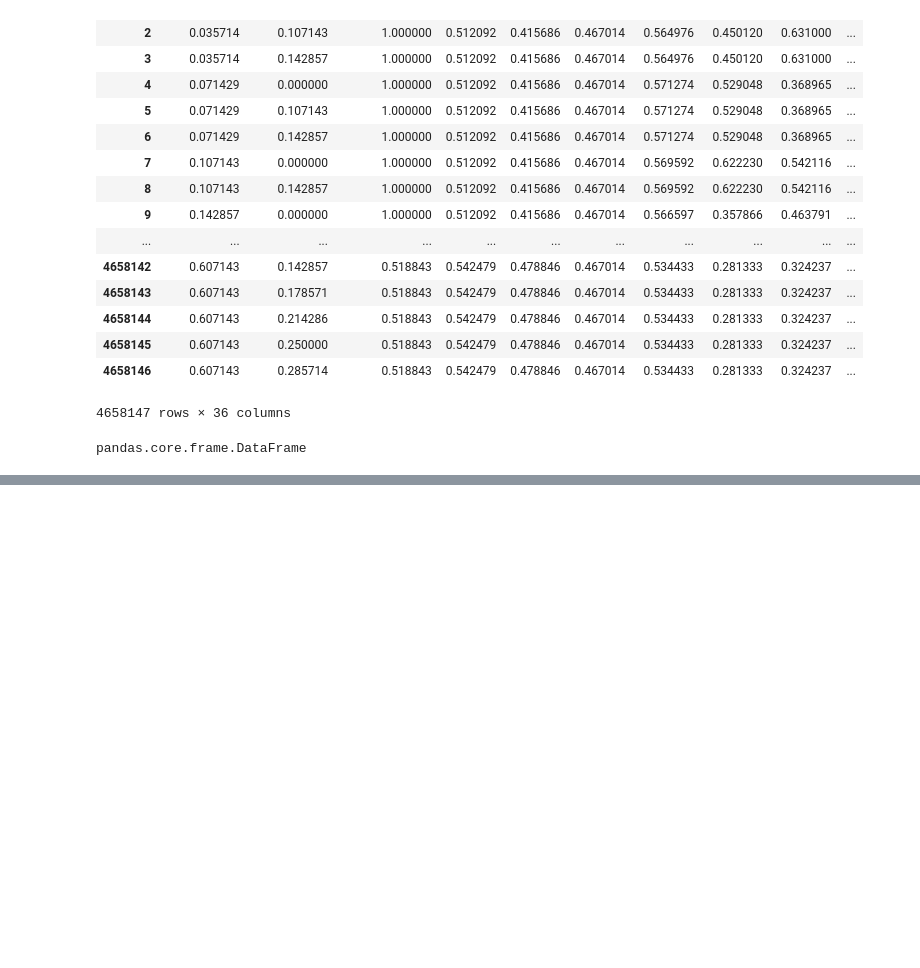
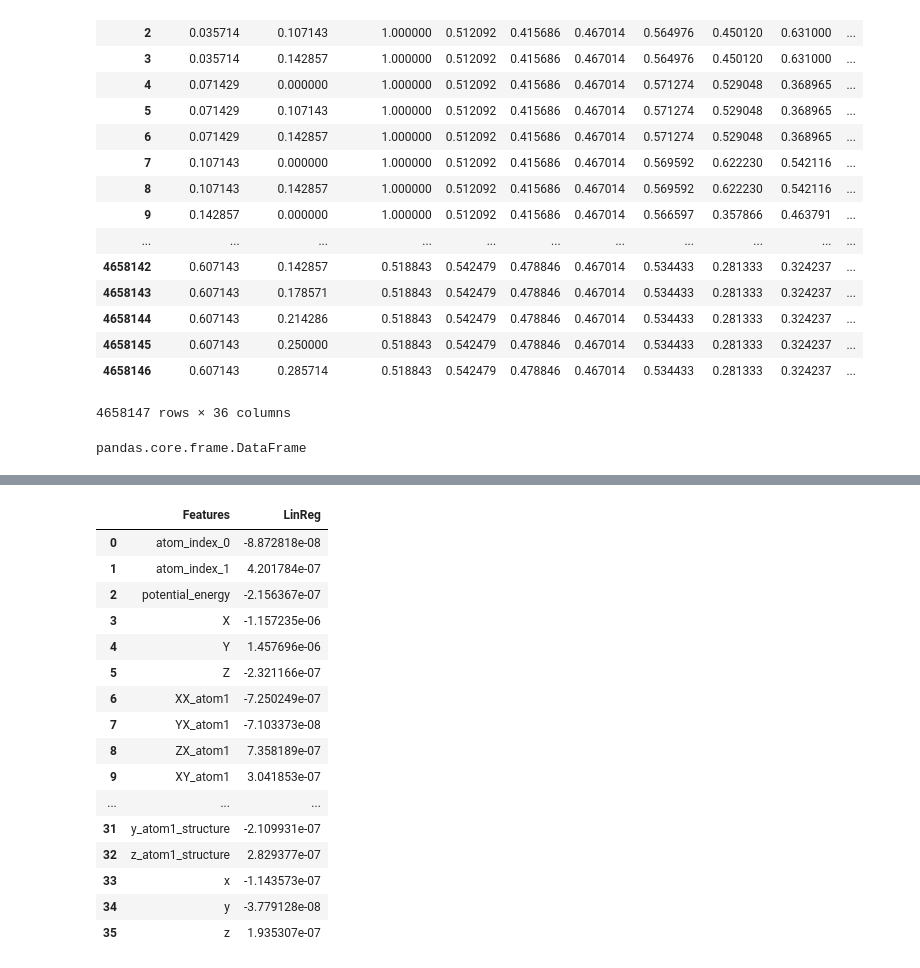
Before and after one commit to imamun93/Molecular_Properties, a Jupyter notebook: NormalizedRegression.ipynb, the cells around one changed output, grey strips where cells are left out. Cells and saved outputs as stored; diff of their text form; code cells hidden in the pictures; blank space fills up the shorter version.

```diff
--- a/NormalizedRegression.ipynb
+++ b/NormalizedRegression.ipynb
@@ -133,0 +301,21 @@ pandas.core.frame.DataFrame
+# %%
+combined= pd.concat([ccdf, lindf], axis=1)
+combined
+# %% [output]
+|  | Features | LinReg |
+| 0 | atom_index_0 | -8.872818e-08 |
+| 1 | atom_index_1 | 4.201784e-07 |
+| 2 | potential_energy | -2.156367e-07 |
+| 3 | X | -1.157235e-06 |
+| 4 | Y | 1.457696e-06 |
+| 5 | Z | -2.321166e-07 |
+| 6 | XX_atom1 | -7.250249e-07 |
+| 7 | YX_atom1 | -7.103373e-08 |
+| 8 | ZX_atom1 | 7.358189e-07 |
+| 9 | XY_atom1 | 3.041853e-07 |
+| ... | ... | ... |
+| 31 | y_atom1_structure | -2.109931e-07 |
+| 32 | z_atom1_structure | 2.829377e-07 |
+| 33 | x | -1.143573e-07 |
+| 34 | y | -3.779128e-08 |
+| 35 | z | 1.935307e-07 |
```
Also changed, not shown: parts of 23 cells of this notebook.
